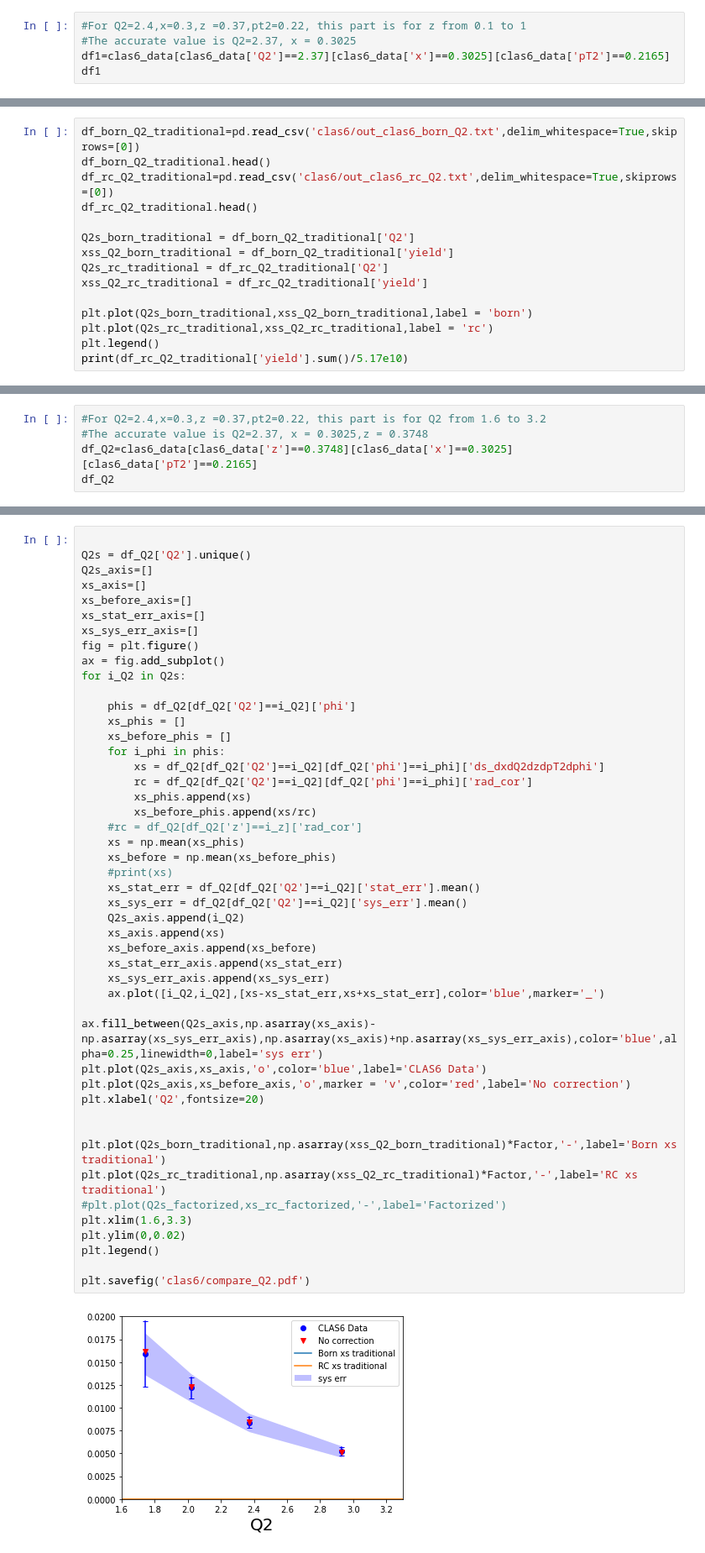
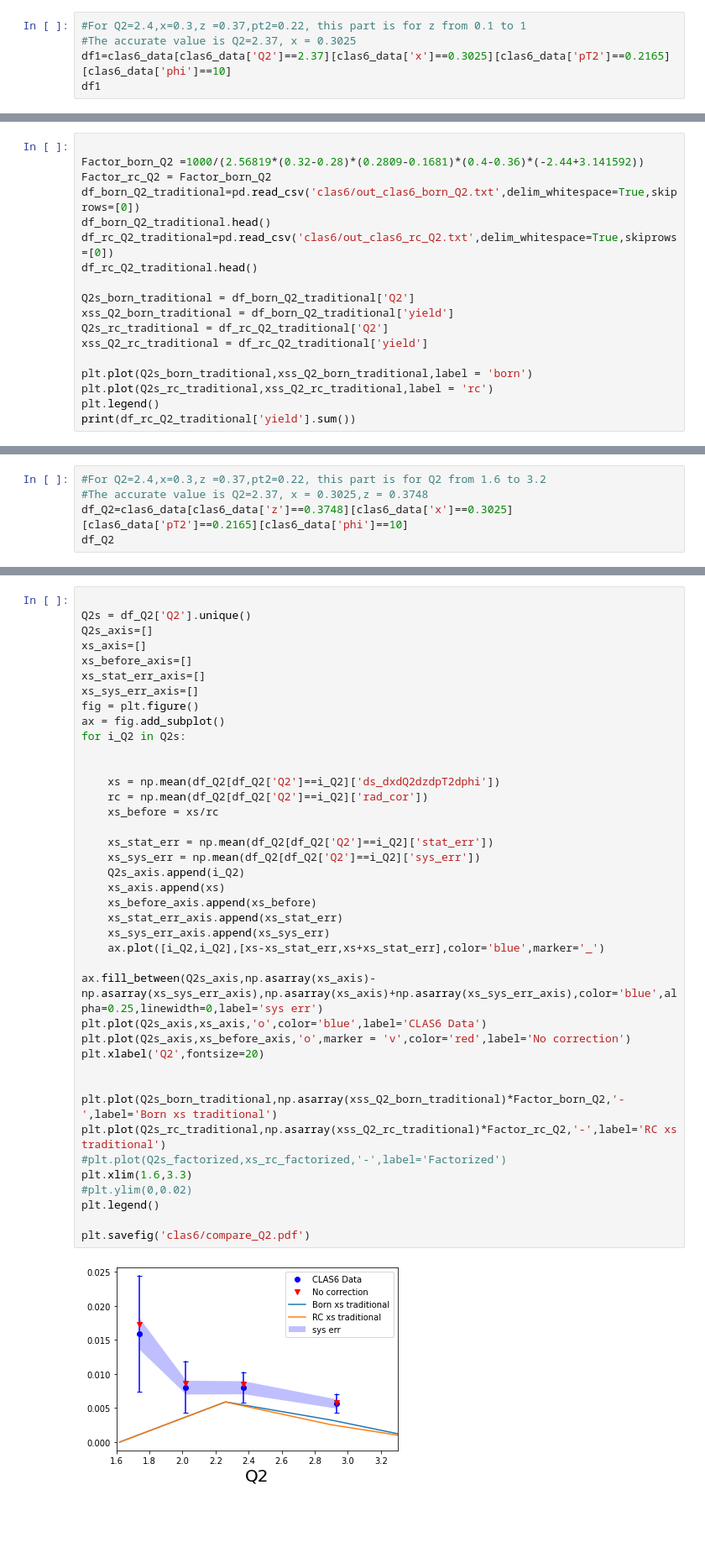
Before and after one commit to Mengzhendada/compare, a Jupyter notebook: Clas6_compare.ipynb, the cells around one changed output, grey strips where cells are left out. Shown: that part at 84% size. Cells and saved outputs as stored; diff of their text form; blank space fills up the shorter version.

```diff
--- a/Clas6_compare.ipynb
+++ b/Clas6_compare.ipynb
@@ -90,7 +133,7 @@ clas6_data.head()
 # %%
 #For Q2=2.4,x=0.3,z =0.37,pt2=0.22, this part is for z from 0.1 to 1
 #The accurate value is Q2=2.37, x = 0.3025
-df1=clas6_data[clas6_data['Q2']==2.37][clas6_data['x']==0.3025][clas6_data['pT2']==0.2165]
+df1=clas6_data[clas6_data['Q2']==2.37][clas6_data['x']==0.3025][clas6_data['pT2']==0.2165][clas6_data['phi']==10]
 df1
 # %% [output]
 |  | Q2 | x | z | pT2 | phi | ds_dxdQ2dzdpT2dphi | stat_err | sys_err | rad_cor |
@@ -209,4 +241,7 @@ plt.savefig('clas6/compare_z_20.pdf')
 # %%
+
+Factor_born_Q2 =1000/(2.56819*(0.32-0.28)*(0.2809-0.1681)*(0.4-0.36)*(-2.44+3.141592))
+Factor_rc_Q2 = Factor_born_Q2
 df_born_Q2_traditional=pd.read_csv('clas6/out_clas6_born_Q2.txt',delim_whitespace=True,skiprows=[0])
 df_born_Q2_traditional.head()
 df_rc_Q2_traditional=pd.read_csv('clas6/out_clas6_rc_Q2.txt',delim_whitespace=True,skiprows=[0])
@@ -220,5 +255,5 @@ xss_Q2_rc_traditional = df_rc_Q2_traditional['yield']
 plt.plot(Q2s_born_traditional,xss_Q2_born_traditional,label = 'born')
 plt.plot(Q2s_rc_traditional,xss_Q2_rc_traditional,label = 'rc')
 plt.legend()
-print(df_rc_Q2_traditional['yield'].sum()/5.17e10)
+print(df_rc_Q2_traditional['yield'].sum())
 # %% [output]
@@ -227,7 +262,7 @@ print(df_rc_Q2_traditional['yield'].sum()/5.17e10)
 # %%
 #For Q2=2.4,x=0.3,z =0.37,pt2=0.22, this part is for Q2 from 1.6 to 3.2
 #The accurate value is Q2=2.37, x = 0.3025,z = 0.3748
-df_Q2=clas6_data[clas6_data['z']==0.3748][clas6_data['x']==0.3025][clas6_data['pT2']==0.2165]
+df_Q2=clas6_data[clas6_data['z']==0.3748][clas6_data['x']==0.3025][clas6_data['pT2']==0.2165][clas6_data['phi']==10]
 df_Q2
 # %% [output]
 |  | Q2 | x | z | pT2 | phi | ds_dxdQ2dzdpT2dphi | stat_err | sys_err | rad_cor |
@@ -247,49 +274,42 @@ df_Q2
 
 Q2s = df_Q2['Q2'].unique()
 Q2s_axis=[]
 xs_axis=[]
 xs_before_axis=[]
 xs_stat_err_axis=[]
 xs_sys_err_axis=[]
 fig = plt.figure()
 ax = fig.add_subplot()
 for i_Q2 in Q2s:
 
-    phis = df_Q2[df_Q2['Q2']==i_Q2]['phi']
-    xs_phis = []
-    xs_before_phis = []
-    for i_phi in phis:
-        xs = df_Q2[df_Q2['Q2']==i_Q2][df_Q2['phi']==i_phi]['ds_dxdQ2dzdpT2dphi']
-        rc = df_Q2[df_Q2['Q2']==i_Q2][df_Q2['phi']==i_phi]['rad_cor']
-        xs_phis.append(xs)
-        xs_before_phis.append(xs/rc)
-    #rc = df_Q2[df_Q2['z']==i_z]['rad_cor']
-    xs = np.mean(xs_phis)
-    xs_before = np.mean(xs_before_phis)
-    #print(xs)
-    xs_stat_err = df_Q2[df_Q2['Q2']==i_Q2]['stat_err'].mean()
-    xs_sys_err = df_Q2[df_Q2['Q2']==i_Q2]['sys_err'].mean()
+
+    xs = np.mean(df_Q2[df_Q2['Q2']==i_Q2]['ds_dxdQ2dzdpT2dphi'])
+    rc = np.mean(df_Q2[df_Q2['Q2']==i_Q2]['rad_cor'])
+    xs_before = xs/rc
+
+    xs_stat_err = np.mean(df_Q2[df_Q2['Q2']==i_Q2]['stat_err'])
+    xs_sys_err = np.mean(df_Q2[df_Q2['Q2']==i_Q2]['sys_err'])
     Q2s_axis.append(i_Q2)
     xs_axis.append(xs)
     xs_before_axis.append(xs_before)
     xs_stat_err_axis.append(xs_stat_err)
     xs_sys_err_axis.append(xs_sys_err)
     ax.plot([i_Q2,i_Q2],[xs-xs_stat_err,xs+xs_stat_err],color='blue',marker='_')
 
 ax.fill_between(Q2s_axis,np.asarray(xs_axis)-np.asarray(xs_sys_err_axis),np.asarray(xs_axis)+np.asarray(xs_sys_err_axis),color='blue',alpha=0.25,linewidth=0,label='sys err')
 plt.plot(Q2s_axis,xs_axis,'o',color='blue',label='CLAS6 Data')
 plt.plot(Q2s_axis,xs_before_axis,'o',marker = 'v',color='red',label='No correction')
 plt.xlabel('Q2',fontsize=20)
 
 
-plt.plot(Q2s_born_traditional,np.asarray(xss_Q2_born_traditional)*Factor,'-',label='Born xs traditional')
-plt.plot(Q2s_rc_traditional,np.asarray(xss_Q2_rc_traditional)*Factor,'-',label='RC xs traditional')
+plt.plot(Q2s_born_traditional,np.asarray(xss_Q2_born_traditional)*Factor_born_Q2,'-',label='Born xs traditional')
+plt.plot(Q2s_rc_traditional,np.asarray(xss_Q2_rc_traditional)*Factor_rc_Q2,'-',label='RC xs traditional')
 #plt.plot(Q2s_factorized,xs_rc_factorized,'-',label='Factorized')
 plt.xlim(1.6,3.3)
-plt.ylim(0,0.02)
+#plt.ylim(0,0.02)
 plt.legend()
 
 plt.savefig('clas6/compare_Q2.pdf')
 # %% [output]
-[figure, old version]
+[figure, new version]
 # %%
```
Also changed, not shown: parts of 21 cells of this notebook, 1 other file.
